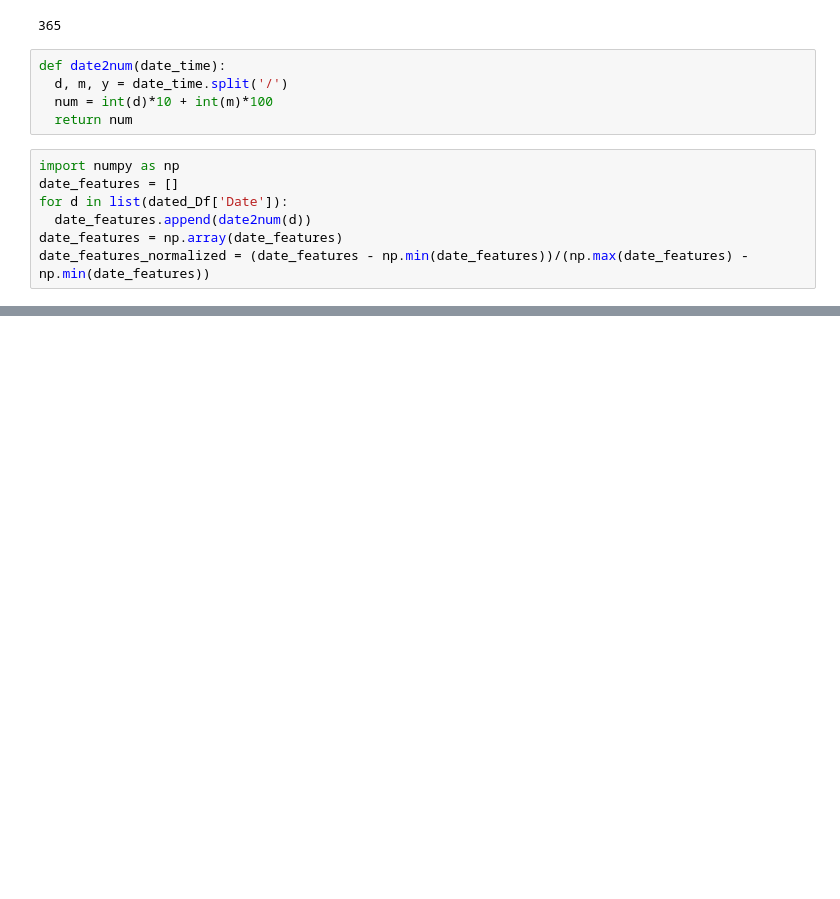
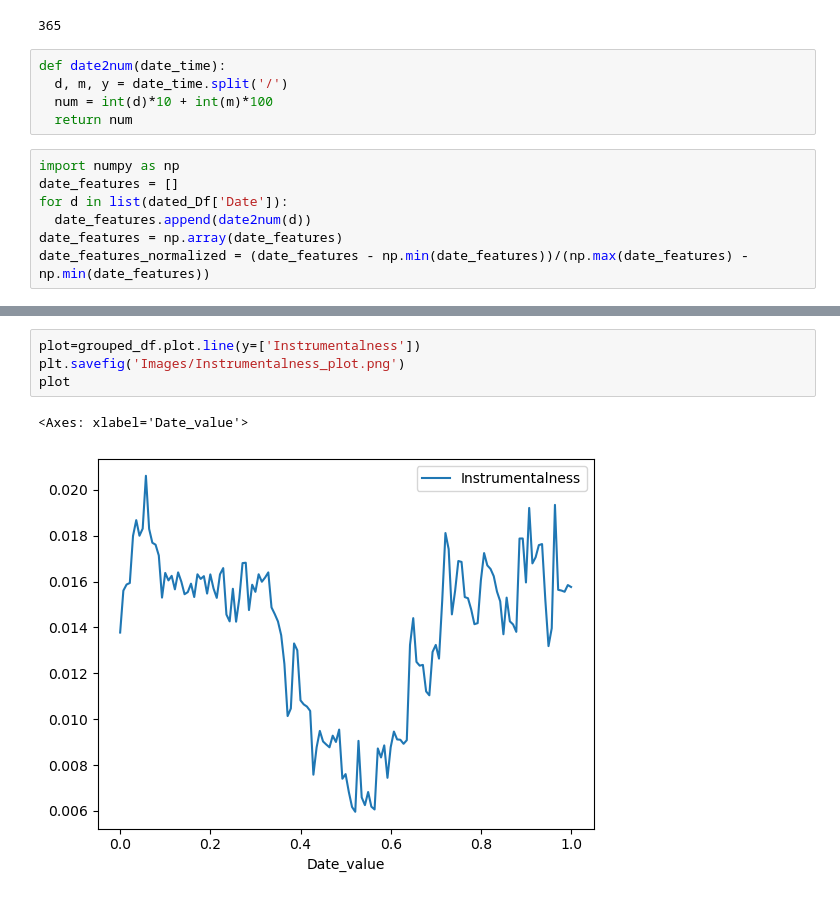
Before and after one commit to TexasBearfan/Project_4_Machine_Learning_Spotify_Group_4, a Jupyter notebook: main.ipynb, the cells around one changed output, grey strips where cells are left out. Drawn from its saved outputs; the diff is of its cells as text; blank space fills up the shorter version.

```diff
--- a/main.ipynb
+++ b/main.ipynb
@@ -199,0 +215,7 @@ grouped_df.plot.line(x='Date_value',y='Danceability')
+# %%
+plot=grouped_df.plot.line(y=['Instrumentalness'])
+plt.savefig('Images/Instrumentalness_plot.png')
+plot
+# %% [output]
+<Axes: xlabel='Date_value'>
+[figure, added]
```
Also changed, not shown: parts of 11 cells of this notebook, 9 other files.
